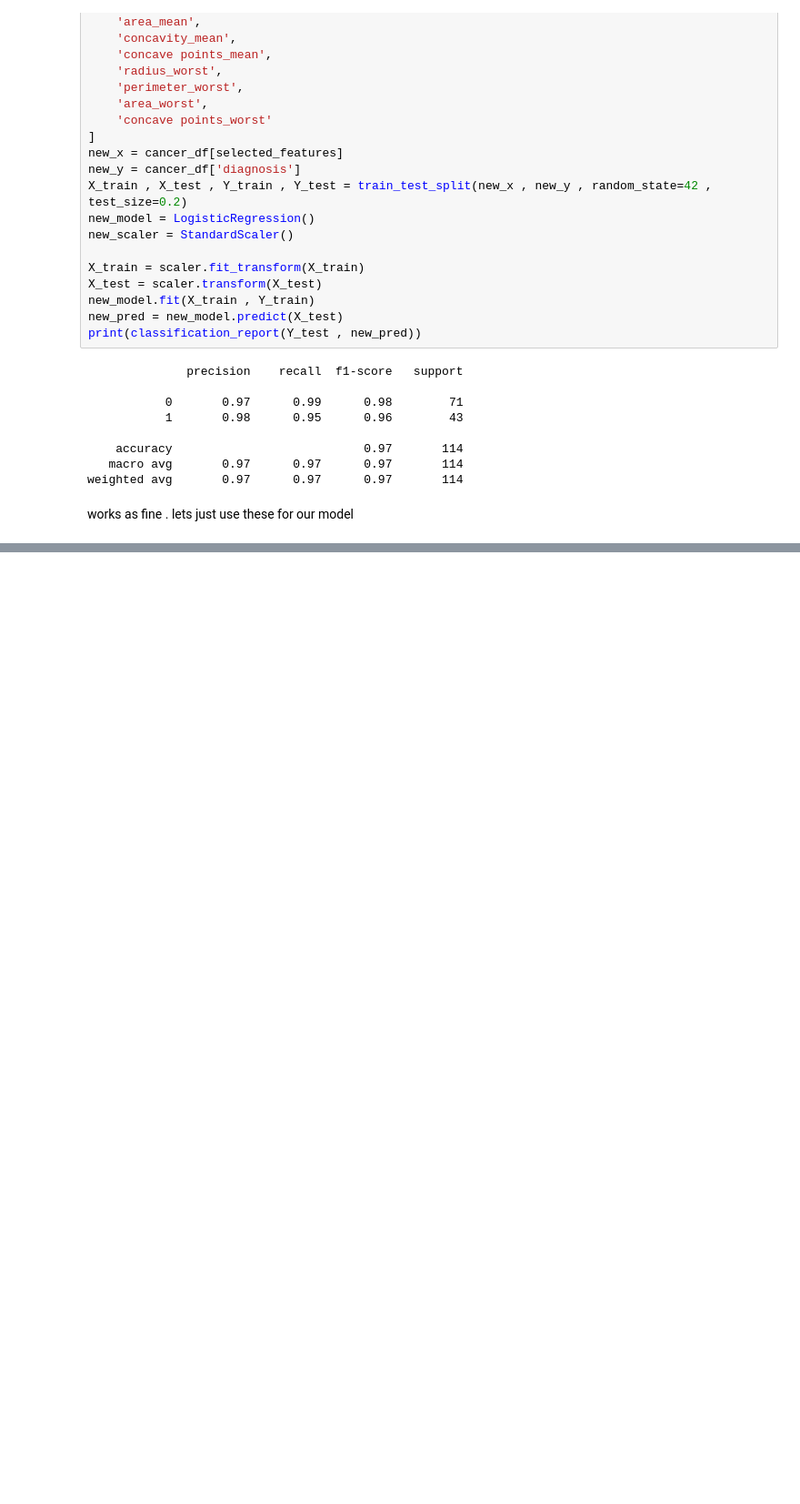
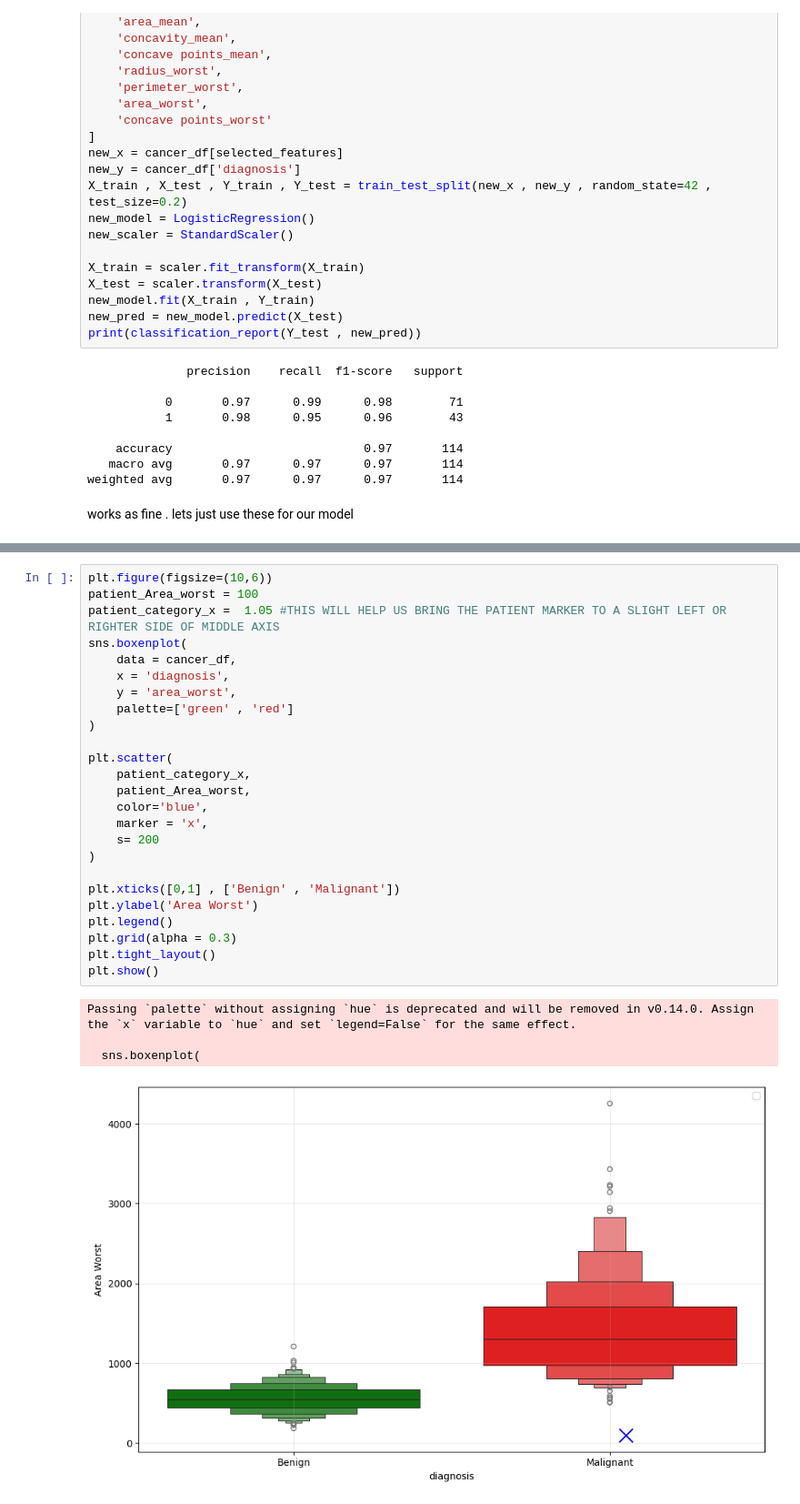
Before and after one commit to TheOnlySG/medical-classification-ml, a Jupyter notebook: Research Notebooks/eda_cancer.ipynb, the cells around one changed output, grey strips where cells are left out. Shown at 91% size. Saved outputs shown, nothing was run; the diff lists cells and outputs as text; blank space fills up the shorter version.

```diff
--- a/notebooks/eda_cancer.ipynb
+++ b/Research Notebooks/eda_cancer.ipynb
@@ -390,0 +510,30 @@ works as fine . lets just use these for our model
+# %%
+plt.figure(figsize=(10,6))
+patient_Area_worst = 100
+patient_category_x =  1.05 #THIS WILL HELP US BRING THE PATIENT MARKER TO A SLIGHT LEFT OR RIGHTER SIDE OF MIDDLE AXIS
+sns.boxenplot(
+    data = cancer_df,
+    x = 'diagnosis',
+    y = 'area_worst',
+    palette=['green' , 'red']
+)
+
+plt.scatter(
+    patient_category_x,
+    patient_Area_worst,
+    color='blue',
+    marker = 'x',
+    s= 200
+)
+
+plt.xticks([0,1] , ['Benign' , 'Malignant'])
+plt.ylabel('Area Worst')
+plt.legend()
+plt.grid(alpha = 0.3)
+plt.tight_layout()
+plt.show()
+# %% [output]
+Passing `palette` without assigning `hue` is deprecated and will be removed in v0.14.0. Assign the `x` variable to `hue` and set `legend=False` for the same effect.
+
+  sns.boxenplot(
+[figure, added]
```
Also changed, not shown: parts of 11 cells of this notebook, 7 other files.
